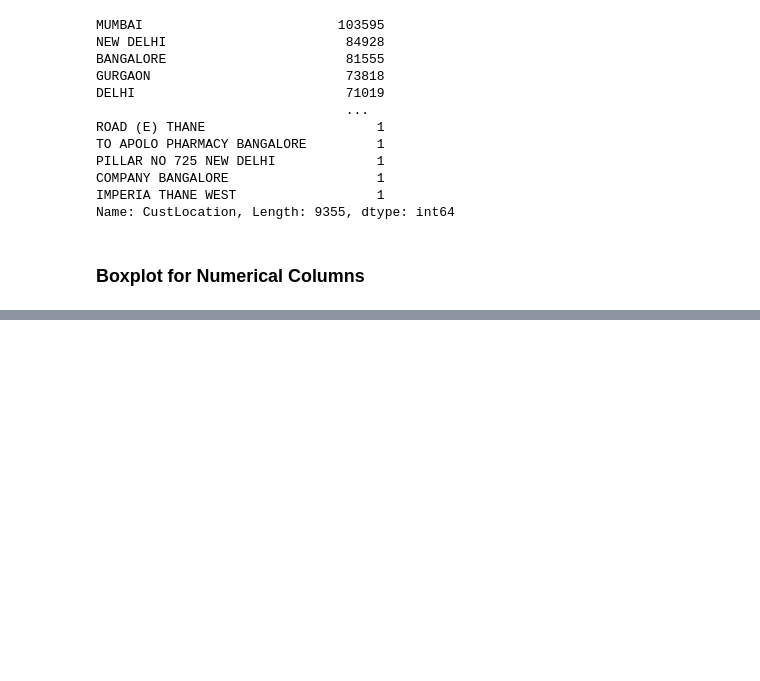
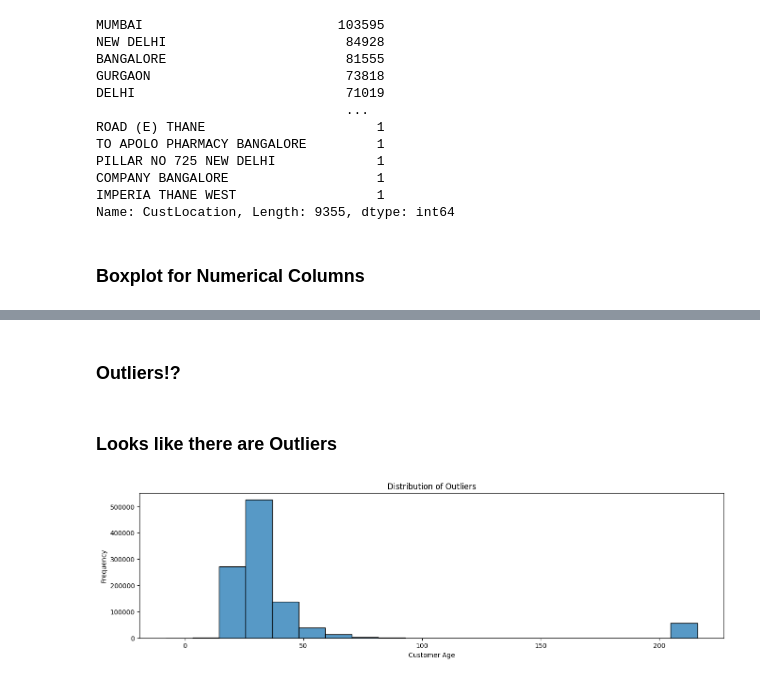
Before and after one commit to manikrishna-m/Bank_Customer_Segmentation, a Jupyter notebook: Customer_Segmentation.ipynb, the cells around one changed output, grey strips where cells are left out. Cells and saved outputs as stored; diff of their text form; code cells hidden in the pictures; blank space fills up the shorter version.

```diff
--- a/Customer_Segmentation.ipynb
+++ b/Customer_Segmentation.ipynb
@@ -131,0 +201,3 @@ Name: CustLocation, Length: 9355, dtype: int64
+# %%
+bank_eda['TransactionYear'] = bank_eda['TransactionDate'].dt.year
+bank_eda.head()
@@ -131,0 +211,5 @@ Name: CustLocation, Length: 9355, dtype: int64
+# %%
+bank_eda['CustomerDOB'] = pd.to_datetime(bank_eda['CustomerDOB'])
+bank_eda['CustomerDOB'] = bank_eda['CustomerDOB'].apply(lambda x: x - pd.DateOffset(years=100) if x > datetime.now() else x)
+bank_eda['CustomerYear'] = bank_eda['CustomerDOB'].dt.year
+bank_eda.head()
@@ -131,0 +223,3 @@ Name: CustLocation, Length: 9355, dtype: int64
+# %%
+bank_eda['CustomerAge'] = bank_eda['TransactionYear'] - bank_eda['CustomerYear']
+bank_eda.head()
@@ -131,0 +249,16 @@ Name: CustLocation, Length: 9355, dtype: int64
+# %% [markdown]
+### Outliers!?
+# %%
+bank_eda.drop('CustomerDOB',axis=1,inplace=True)
+bank_eda.drop('CustomerYear',axis=1,inplace=True)
+# %% [markdown]
+### Looks like there are Outliers
+# %%
+plt.figure(figsize=(16, 4))
+sns.histplot(data=bank_eda,x='CustomerAge',bins=20)
+plt.xlabel('Customer Age')
+plt.ylabel('Frequency')
+plt.title('Distribution of Outliers')
+plt.show()
+# %% [output]
+[figure, added]
```
Also changed, not shown: parts of 31 cells of this notebook.
